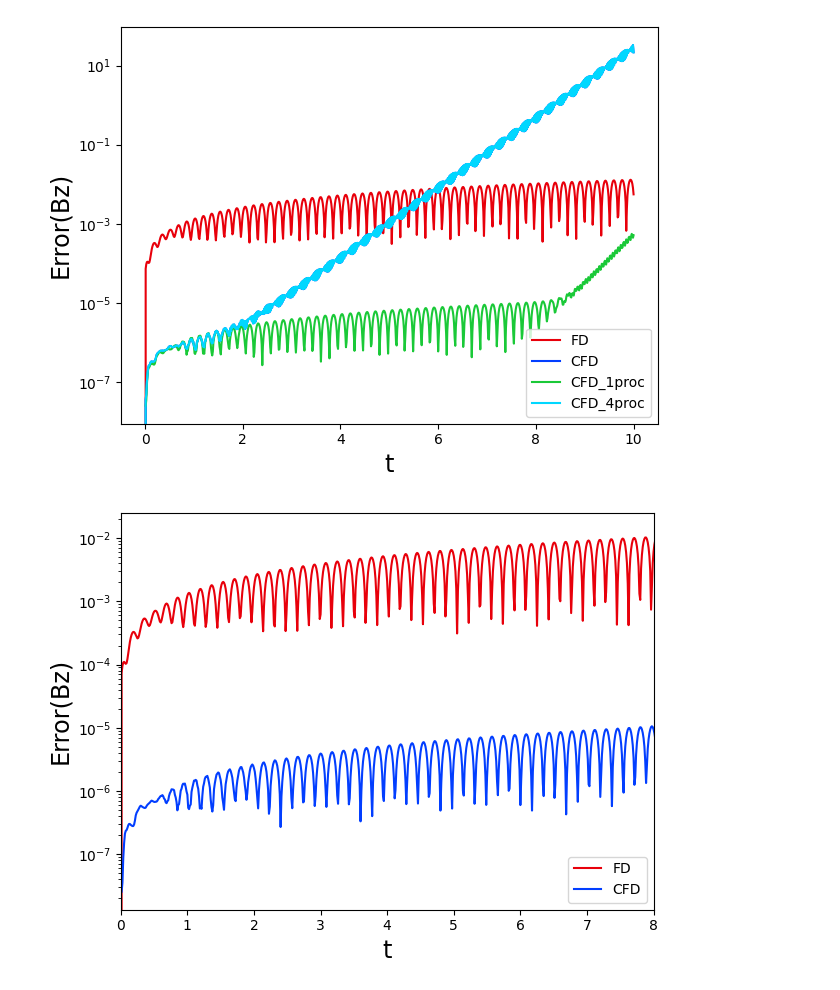
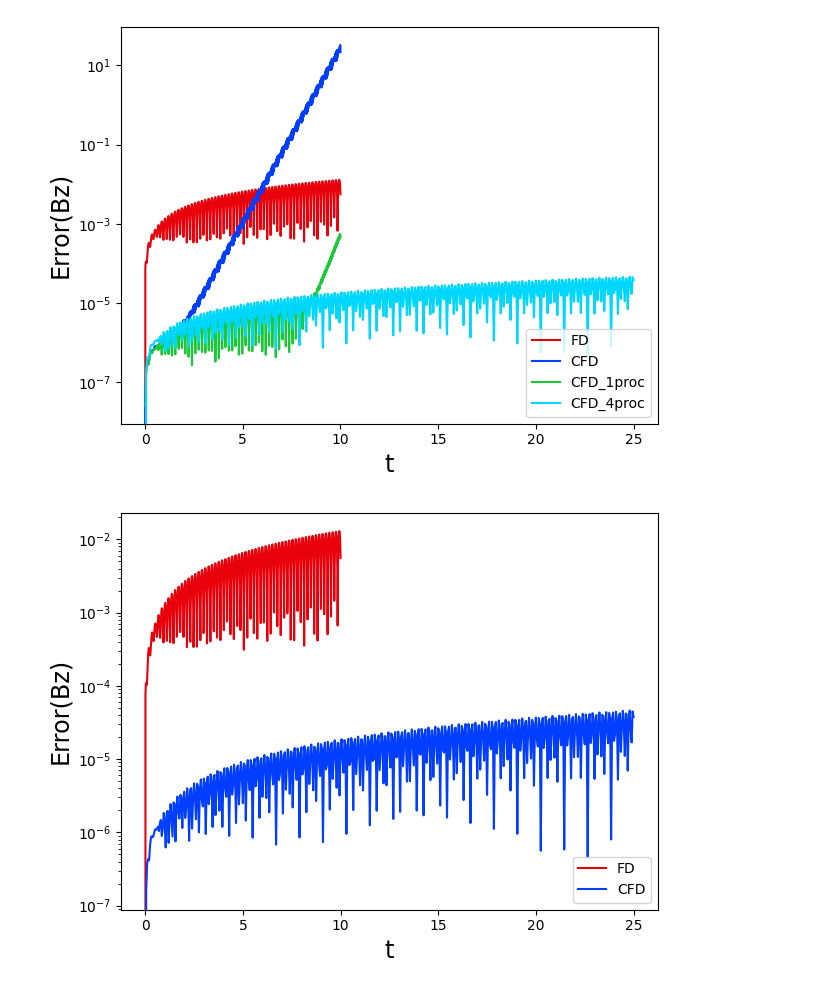
Before and after one commit to davidneilsen/numex.jl, a Jupyter notebook: src/maxwellMPI/PlotNorms.ipynb, the cells around one changed output. Saved outputs shown, nothing was run; the diff lists cells and outputs as text; code cells hidden in the pictures.

```diff
--- a/src/maxwellMPI/PlotNorms.ipynb
+++ b/src/maxwellMPI/PlotNorms.ipynb
@@ -16,7 +16,7 @@ sbc='#00d7ff' # cyan
 fa = np.genfromtxt(fname="X1.dat")
 fb = np.genfromtxt(fname="X3.dat")
 fbp1 = np.genfromtxt(fname="X3p1.dat")
-fbp4 = np.genfromtxt(fname="X3p4.dat")
+fbp4 = np.genfromtxt(fname="maxwell_norms.dat")
 # %%
 ta1 = fa[:,0]
 ea1 = fa[:,4]
@@ -75,16 +75,17 @@ ax.legend(loc='lower right')
 plt.tight_layout()
 plt.savefig('errBz.pdf')
 # %% [output]
-[figure, old version]
+[figure, new version]
 # %%
 fig, ax = plt.subplots()
 ax.semilogy(ta1, np.abs(ea3), color=sbr, label='FD')
-ax.semilogy(tb1p1, np.abs(eb3p1),color=sbb,label='CFD')
-ax.set_xlim(0.0,8.0)
+#ax.semilogy(tb1p1, np.abs(eb3p1),color=sbb,label='CFD')
+ax.semilogy(tb1p4, np.abs(eb3p4),color=sbb,label='CFD')
+#ax.set_xlim(0.0,8.0)
 ax.set_xlabel('t',fontsize='xx-large')
 ax.set_ylabel('Error(Bz)',fontsize='xx-large')
 ax.legend(loc='lower right')
 plt.tight_layout()
 plt.savefig('errBz.pdf')
 # %% [output]
-[figure, old version]
+[figure, new version]
```
Also changed, not shown: parts of 2 cells of this notebook, 9 other files.
